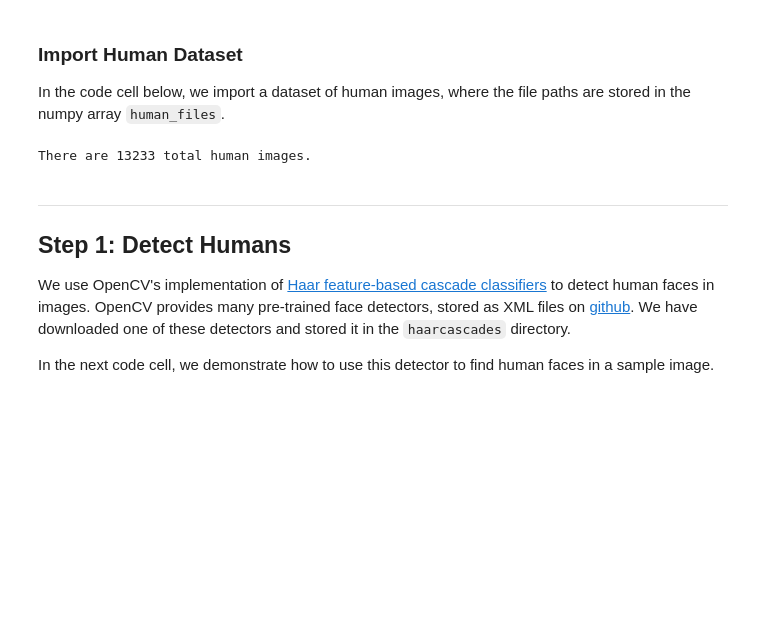
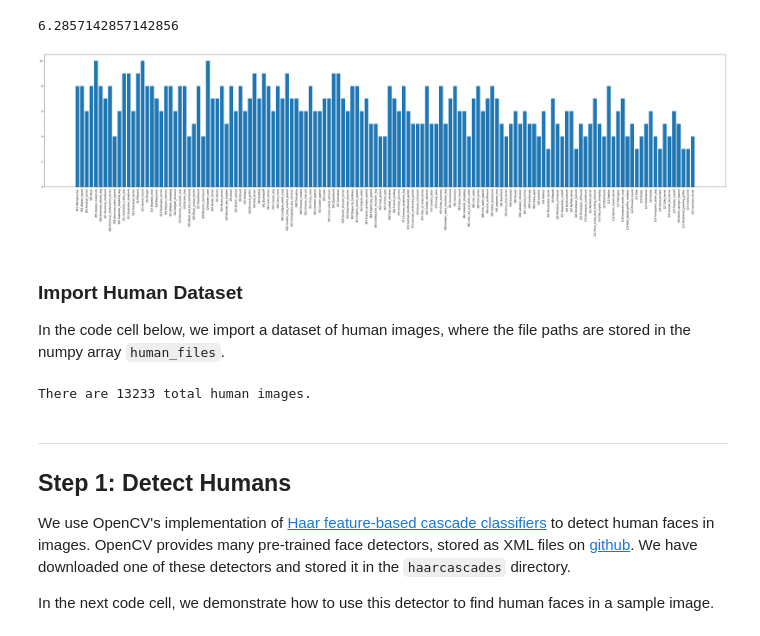
Before and after one commit to mohannad44/Dog-breeds-classification, a Jupyter notebook: dog_app.ipynb, the cells around one changed output. Saved outputs shown, nothing was run; the diff lists cells and outputs as text; code cells hidden in the pictures; blank space fills up the shorter version.

```diff
--- a/dog_app.ipynb
+++ b/dog_app.ipynb
@@ -93,0 +93,16 @@ There are 836 test dog images.
+# %%
+import os
+
+folders_dic = {}
+dir_names = file_names = 0
+filenames = []
+
+for dirnames in os.listdir('../../../data/dog_images/test'):
+    dir_names += 1
+    folders_dic[dirnames] = []
+    for filename in os.listdir(f'../../../data/dog_images/test/{dirnames}'):
+        file_names += 1
+        folders_dic[dirnames].append(filename)
+
+training = pd.DataFrame(dict([ (k,pd.Series(v)) for k,v in folders_dic.items() ]))
+print(dir_names, file_names)
@@ -94,3 +121,20 @@ There are 836 test dog images.
+# %%
+training = pd.DataFrame(training.count())
+training.reset_index(level=0, inplace=True)
+# %%
+training[0].mean()
+# %% [output]
+6.2857142857142856
+# %%
+import matplotlib.pyplot as plt
+import seaborn as sns
+import pandas as pd
+plt.figure(figsize=[50,10])
+plt.bar(training['index'], training[0])
+plt.xticks(rotation='vertical')
+plt.show()
+# %% [output]
+[figure, added]
 # %% [markdown]
 ### Import Human Dataset
 
```
Also changed, not shown: parts of 9 cells of this notebook.
